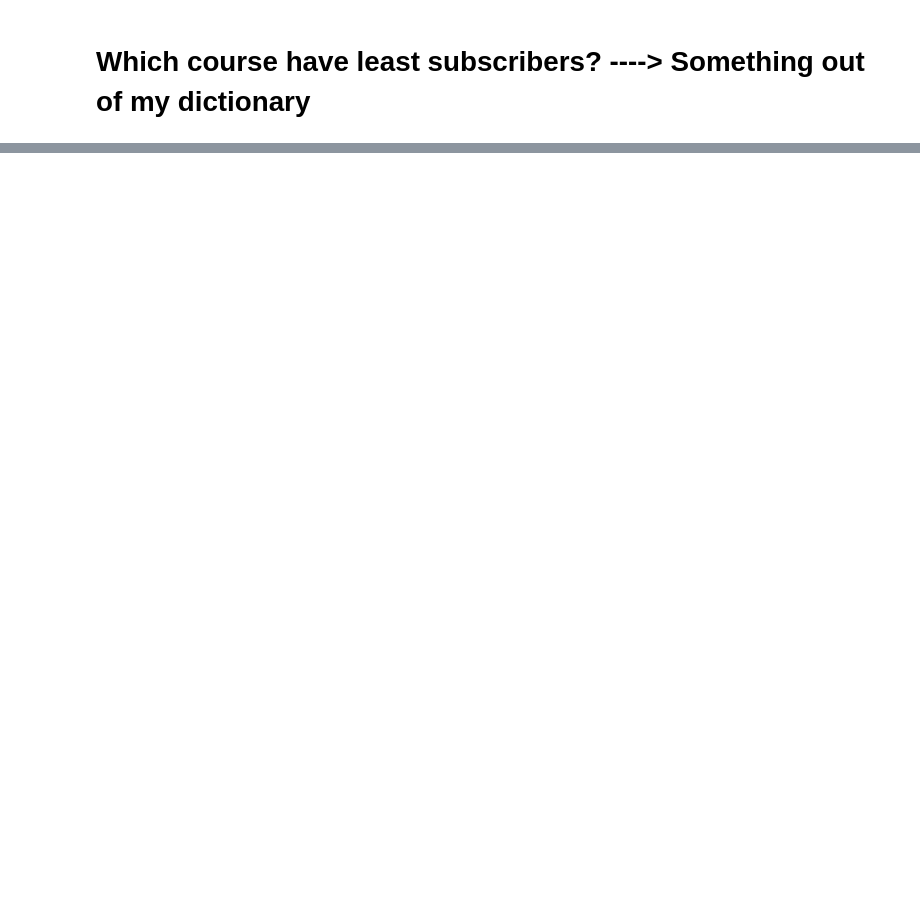
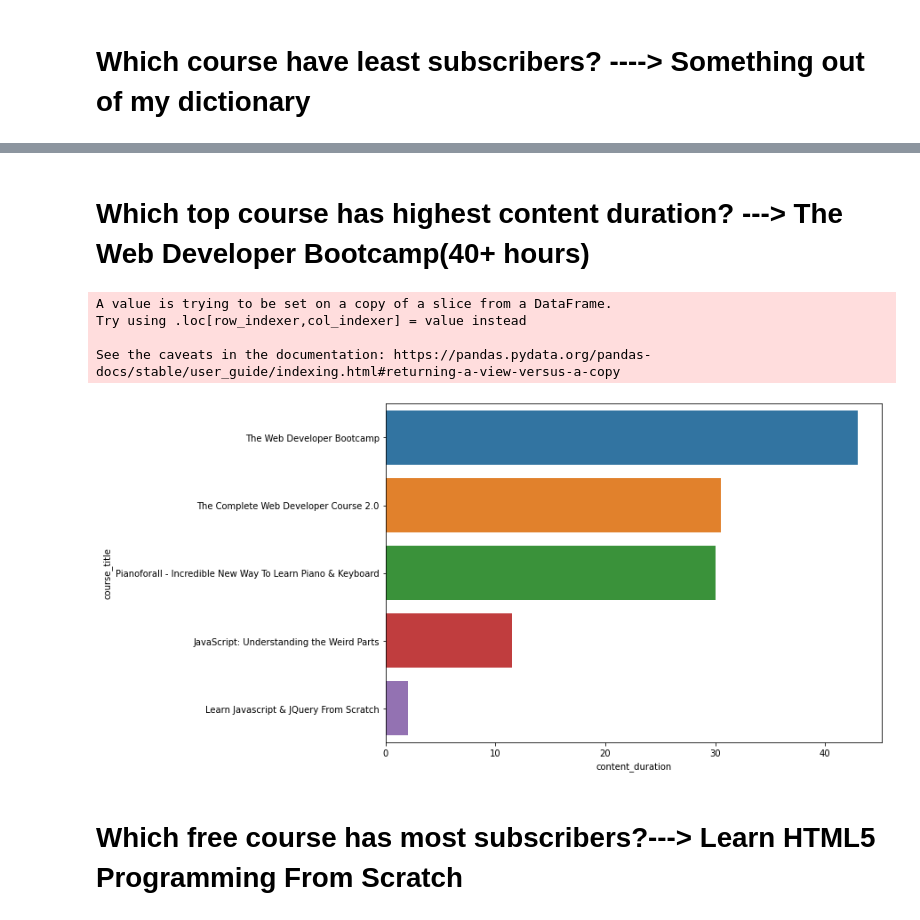
Before and after one commit to pratik-276/Infinite_Stories_with_Data, a Jupyter notebook: Udemy Courses/let-s-find-the-best-course-at-cheapest-price.ipynb, the cells around one changed output, grey strips where cells are left out. Cells and saved outputs as stored; diff of their text form; code cells hidden in the pictures; blank space fills up the shorter version.

```diff
--- a/Udemy Courses/let-s-find-the-best-course-at-cheapest-price.ipynb
+++ b/Udemy Courses/let-s-find-the-best-course-at-cheapest-price.ipynb
@@ -100,0 +165,9 @@ fig.show()
+# %%
+course = data.loc[data['is_paid']=='True', ['course_title','num_subscribers']]
+course = course.groupby('course_title')['num_subscribers'].max().reset_index()
+course = course.sort_values('num_subscribers', ascending=False)
+course = course.head(10)
+
+fig = px.pie(course, names='course_title', values='num_subscribers', template='seaborn')
+fig.update_traces(rotation=90, pull=0.05, textinfo="percent+label")
+fig.show()
@@ -100,0 +178,2 @@ fig.show()
+# %%
+top_5 = course['course_title'].head().tolist()
@@ -100,0 +207,26 @@ fig.show()
+# %% [markdown]
+# Which top course has highest content duration? ---> The Web Developer Bootcamp(40+ hours)
+# %%
+def content(strng):
+    lst = strng.split()
+    return float(lst[0])
+top_5_courses = data[data['course_title'].isin(top_5)]
+top_5_courses['content_duration'] = top_5_courses['content_duration'].apply(content)
+# %% [output]
+A value is trying to be set on a copy of a slice from a DataFrame.
+Try using .loc[row_indexer,col_indexer] = value instead
+
+See the caveats in the documentation: https://pandas.pydata.org/pandas-docs/stable/user_guide/indexing.html#returning-a-view-versus-a-copy
+# %%
+course = top_5_courses.loc[:, ['course_title','content_duration']]
+course = course.groupby('course_title')['content_duration'].max().reset_index()
+course = course.sort_values('content_duration', ascending=False)
+course = course.head()
+
+plt.figure(figsize=(10,7))
+sns.barplot(data=course, x='content_duration', y='course_title')
+plt.show()
+# %% [output]
+[figure, added]
+# %% [markdown]
+# Which free course has most subscribers?---> Learn HTML5 Programming From Scratch
```
Also changed, not shown: parts of 26 cells of this notebook.
